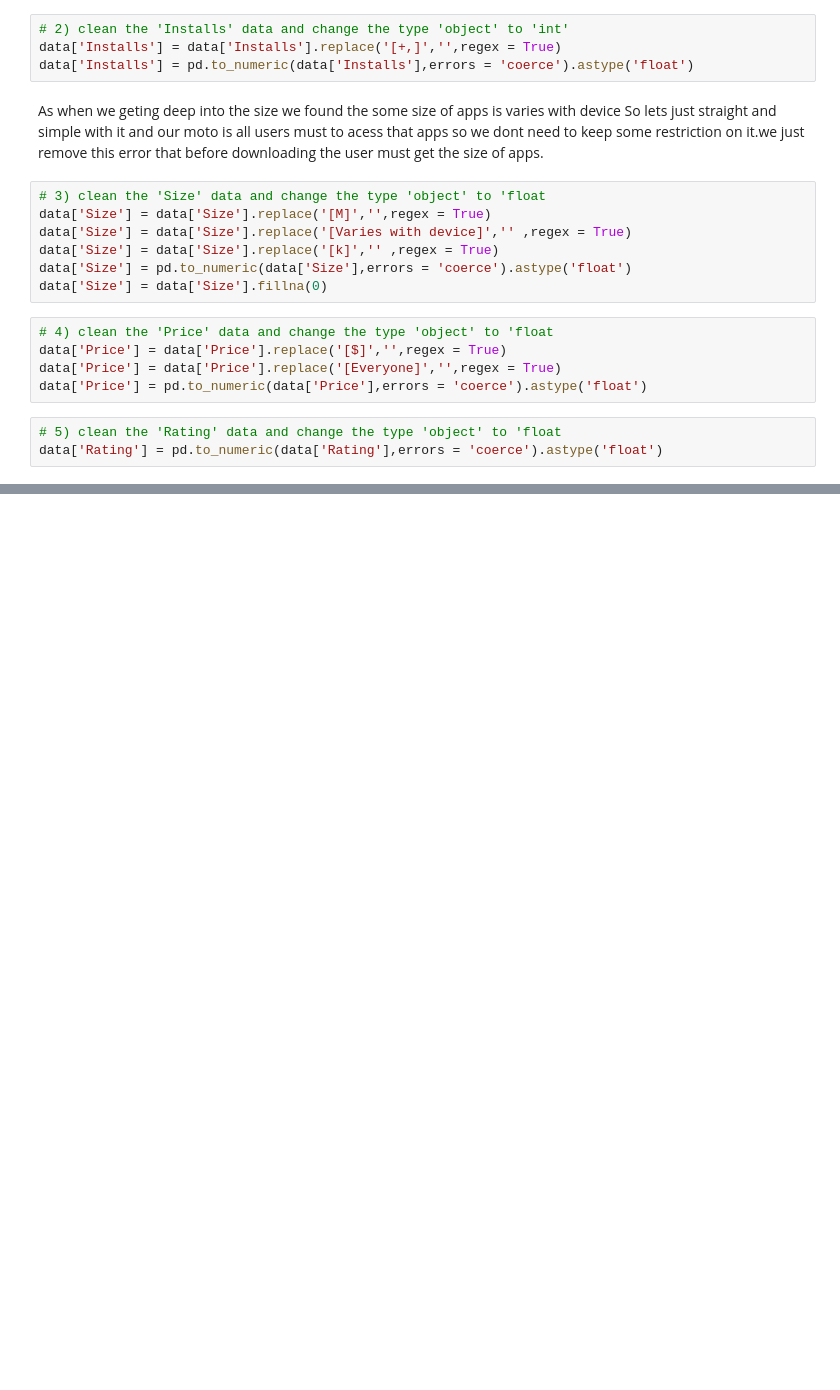
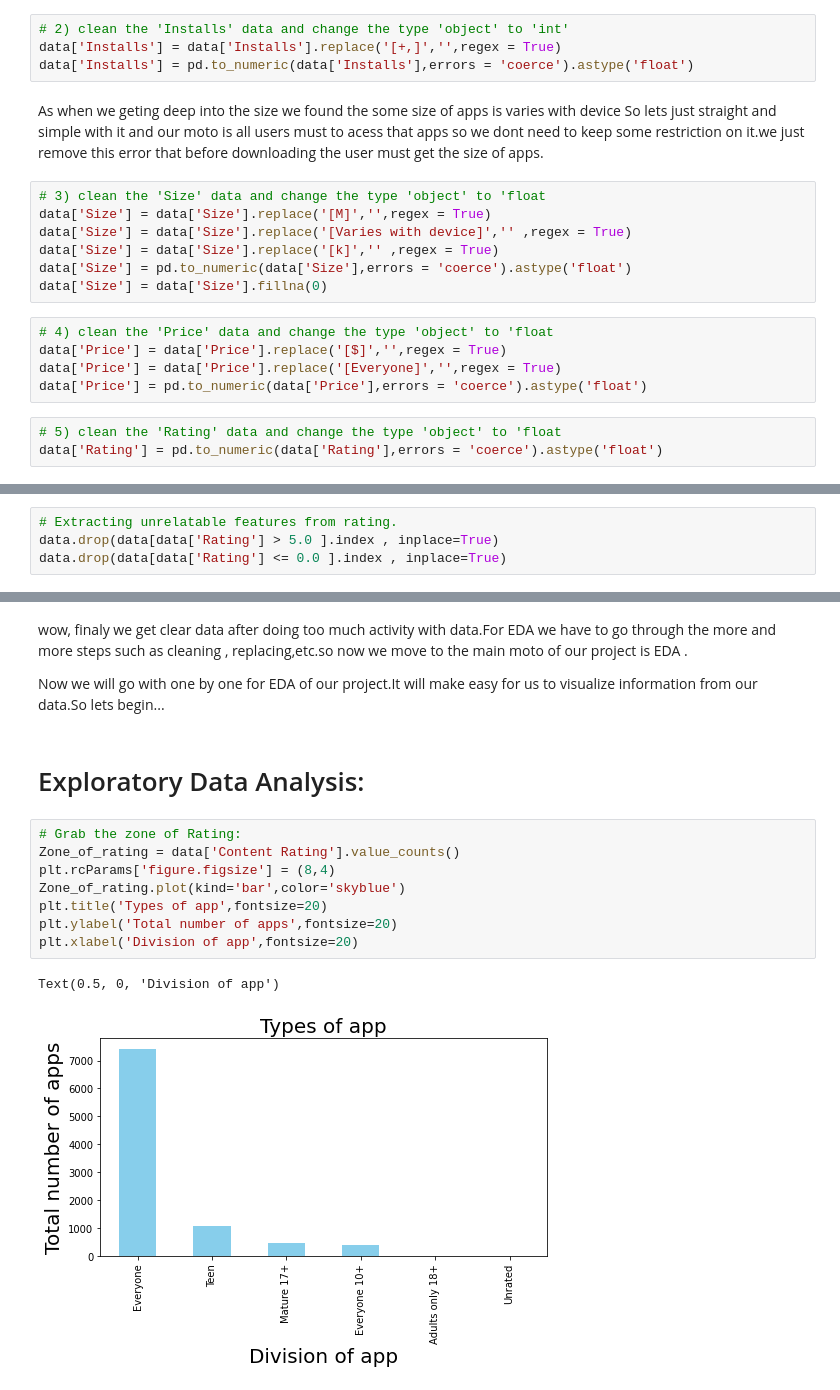
Before and after one commit to Rushabhtikale92/Play-store-app-review-analysis, a Jupyter notebook: Play_Store_App_Review_Analysis_Capstone_Project_by_Rushabh_Tikale.ipynb, the cells around one changed output, grey strips where cells are left out. Saved outputs shown, nothing was run; the diff lists cells and outputs as text; blank space fills up the shorter version.

```diff
--- a/Play_Store_App_Review_Analysis_Capstone_Project_by_Rushabh_Tikale.ipynb
+++ b/Play_Store_App_Review_Analysis_Capstone_Project_by_Rushabh_Tikale.ipynb
@@ -186,0 +191,4 @@ data['Rating'] = pd.to_numeric(data['Rating'],errors = 'coerce').astype('float')
+# %%
+# Extracting unrelatable features from rating.
+data.drop(data[data['Rating'] > 5.0 ].index , inplace=True)
+data.drop(data[data['Rating'] <= 0.0 ].index , inplace=True)
@@ -186,0 +218,17 @@ data['Rating'] = pd.to_numeric(data['Rating'],errors = 'coerce').astype('float')
+# %% [markdown]
+wow, finaly we get clear data after doing too much activity with data.For EDA we have to go through the more and more steps such as cleaning , replacing,etc.so now we move to the main moto of our project is EDA .
+
+Now we will go with one by one for EDA of our project.It will make easy for us to visualize information from our data.So lets begin...
+# %% [markdown]
+# Exploratory Data Analysis:
+# %%
+# Grab the zone of Rating:
+Zone_of_rating = data['Content Rating'].value_counts()
+plt.rcParams['figure.figsize'] = (8,4)
+Zone_of_rating.plot(kind='bar',color='skyblue')
+plt.title('Types of app',fontsize=20)
+plt.ylabel('Total number of apps',fontsize=20)
+plt.xlabel('Division of app',fontsize=20)
+# %% [output]
+Text(0.5, 0, 'Division of app')
+[figure, added]
```
Also changed, not shown: parts of 8 cells of this notebook.
